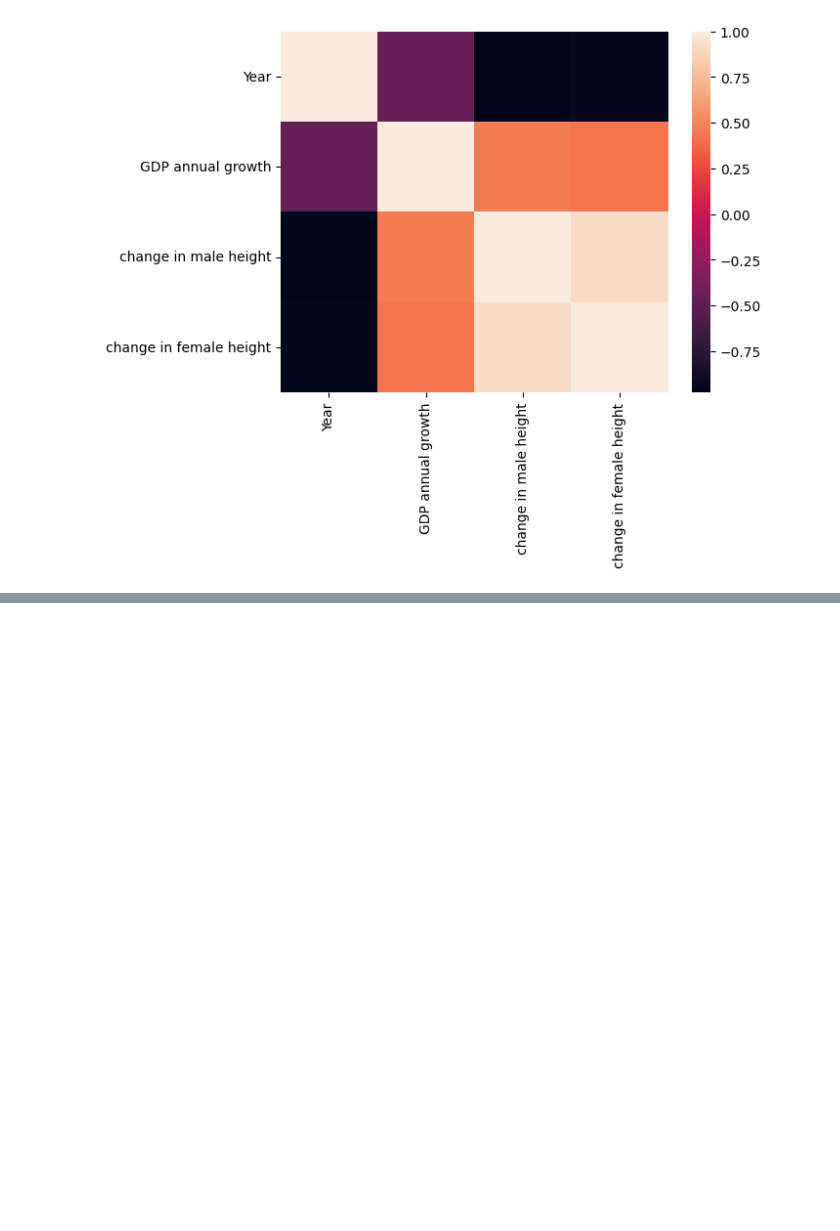
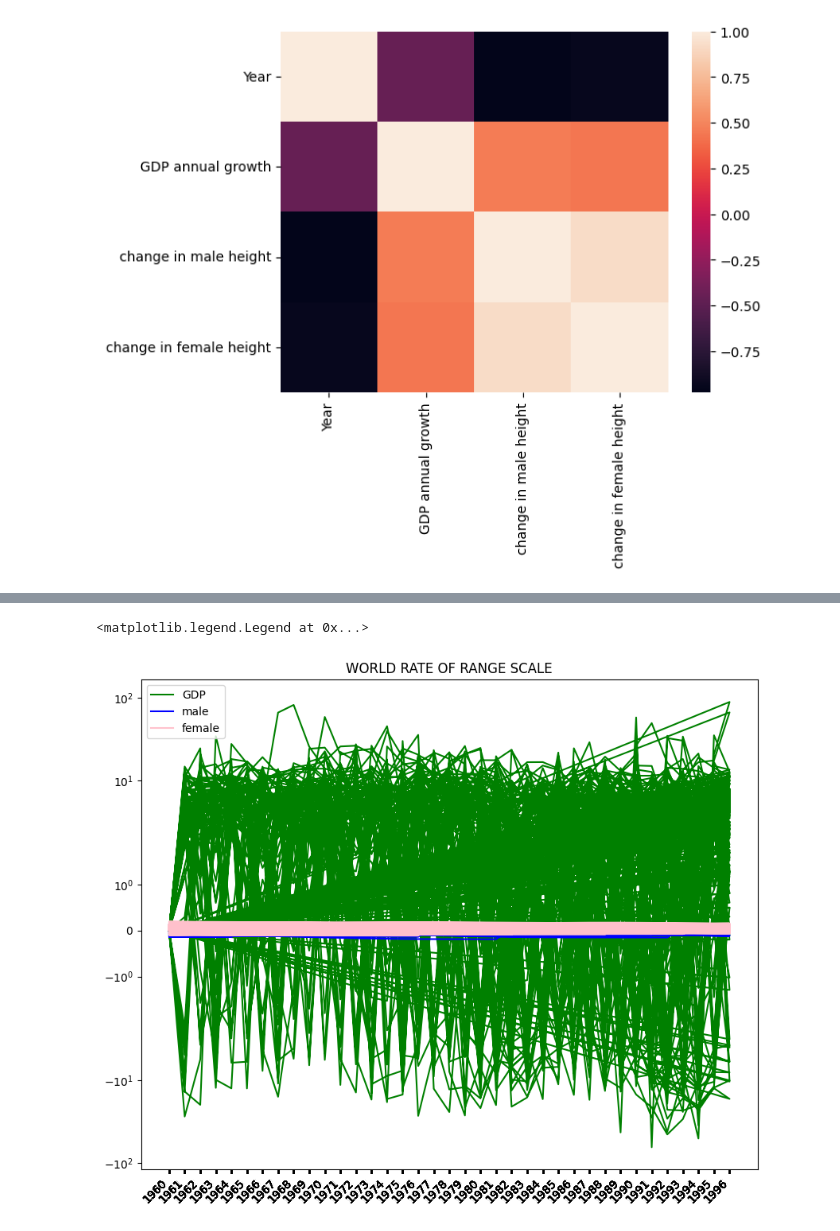
Before and after one commit to boardkeystown/CIS568Projcet, a Jupyter notebook: jupyter/workbook.ipynb, the cells around one changed output, grey strips where cells are left out. Saved outputs shown, nothing was run; the diff lists cells and outputs as text; code cells hidden in the pictures; blank space fills up the shorter version.

```diff
--- a/jupyter/workbook.ipynb
+++ b/jupyter/workbook.ipynb
@@ -398,0 +418,15 @@ sns.heatmap(df_JPN.corr(method='kendall'))
+# %%
+fig, ax = plt.subplots(1,1,figsize=(10,8))
+ax.set_xticks(df['Year'])
+correct_labels(ax)
+ax.plot(avg_height_human['Year'],avg_height_human['GDP annual growth'],c="green",label=f'GDP')
+ax.plot(avg_height_human['Year'],avg_height_human['change in male height'],c="blue",label=f'male')
+ax.plot(avg_height_human['Year'],avg_height_human['change in female height'],c="pink",label=f'female')
+# ax2.set_yticks(df_US['Mean male height (cm)'])
+ax.set_title("WORLD RATE OF RANGE SCALE")
+ax.set_yscale("symlog")
+ax.legend()
+ax.legend()
+# %% [output]
+<matplotlib.legend.Legend at 0x...>
+[figure, added]
```
Also changed, not shown: parts of 8 cells of this notebook, 2 other files.
